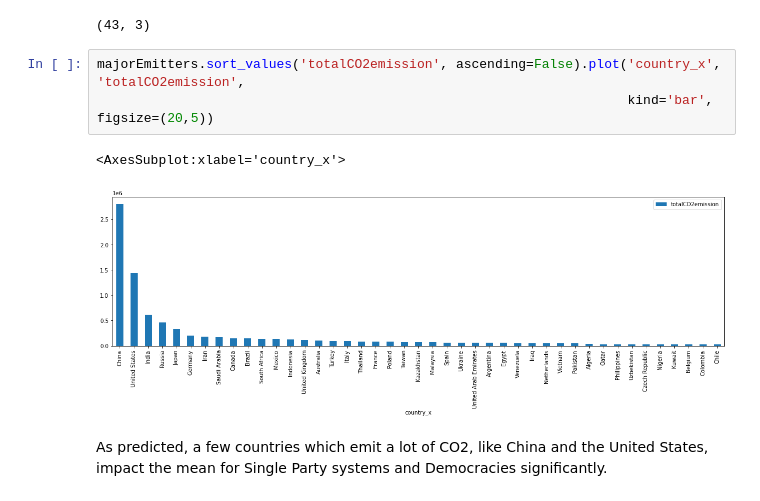
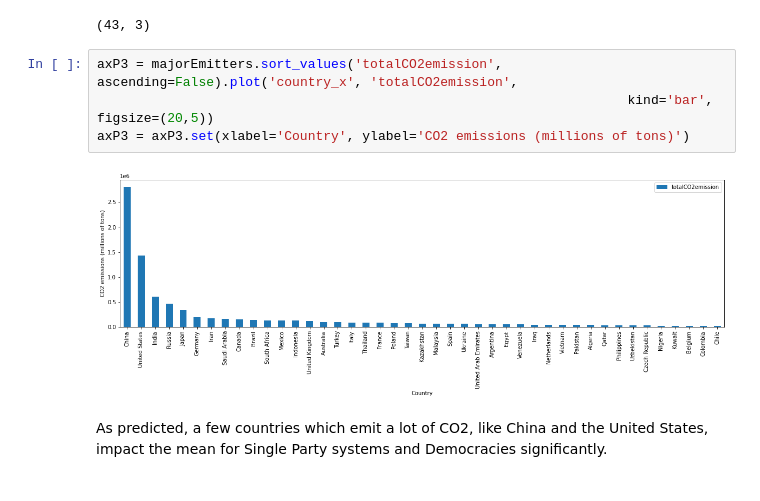
Before and after one commit to melotic/cs3654-project, a Jupyter notebook: Project1.ipynb, the cells around one changed output. Cells and saved outputs as stored; diff of their text form.

```diff
--- a/Project1.ipynb
+++ b/Project1.ipynb
@@ -560,11 +546,11 @@ majorEmitters.shape
 # %% [output]
 (43, 3)
 # %%
-majorEmitters.sort_values('totalCO2emission', ascending=False).plot('country_x', 'totalCO2emission',
+axP3 = majorEmitters.sort_values('totalCO2emission', ascending=False).plot('country_x', 'totalCO2emission',
                                                                     kind='bar', figsize=(20,5))
+axP3 = axP3.set(xlabel='Country', ylabel='CO2 emissions (millions of tons)')
 # %% [output]
-<AxesSubplot:xlabel='country_x'>
-[figure, old version]
+[figure, new version]
 # %% [markdown]
 As predicted, a few countries which emit a lot of CO2, like China and the United States, impact the mean for Single Party systems and Democracies significantly.
 # %% [markdown]
```
Also changed, not shown: parts of 17 cells of this notebook.
